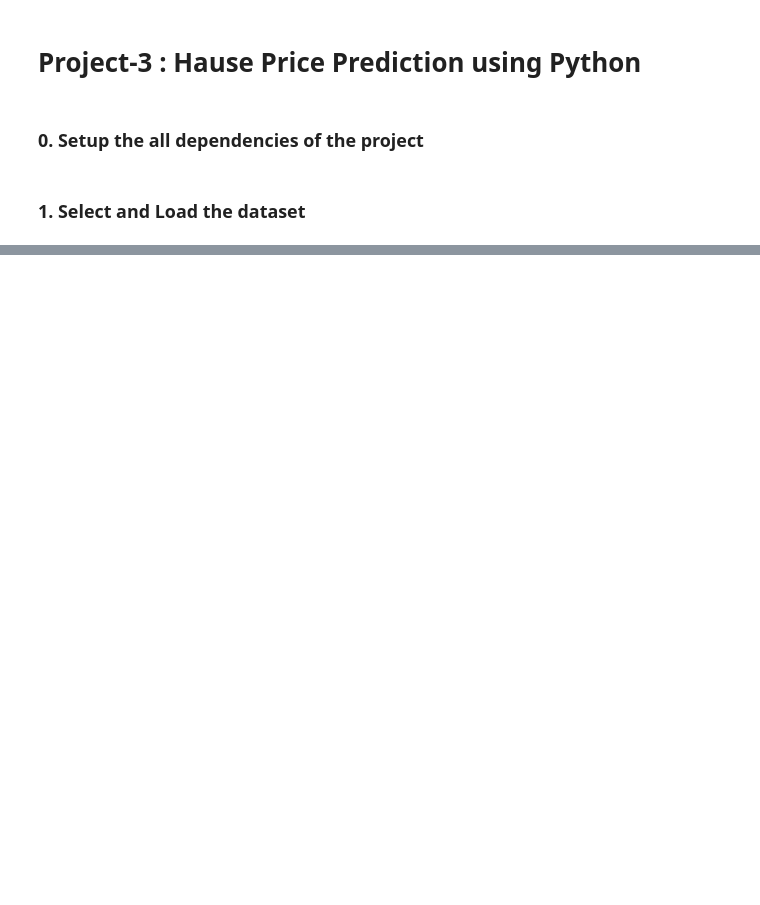
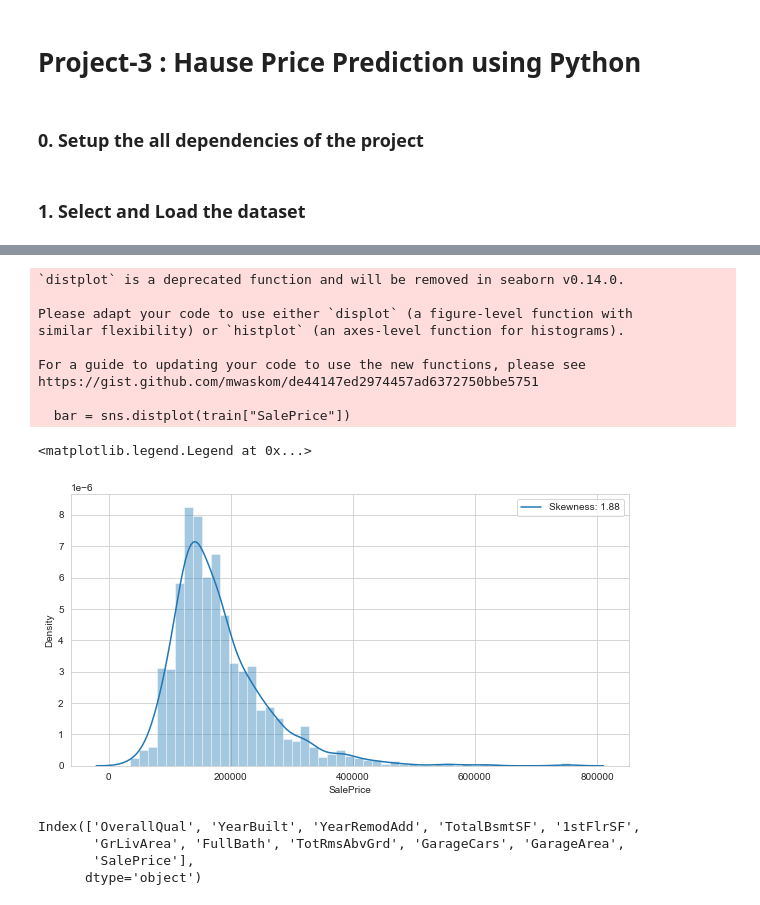
Before and after one commit to ajeetkbhardwaj/Machine-Learning-Internship-Feb-April-2024, a Jupyter notebook: Project-3 10-17 April/house price.ipynb, the cells around one changed output, grey strips where cells are left out. Saved outputs shown, nothing was run; the diff lists cells and outputs as text; code cells hidden in the pictures; blank space fills up the shorter version.

```diff
--- a/Project-3 10-17 April/house price.ipynb
+++ b/Project-3 10-17 April/house price.ipynb
@@ -27,0 +288,27 @@ FileNotFoundError: [Errno 2] No such file or directory: 'Train.csv'
+# %%
+# plot the disp-plot of target
+plt.figure(figsize=(10,5))
+bar = sns.distplot(train["SalePrice"])
+bar.legend(["Skewness: {:.2f}".format(train["SalePrice"].skew())])
+# %% [output]
+`distplot` is a deprecated function and will be removed in seaborn v0.14.0.
+
+Please adapt your code to use either `displot` (a figure-level function with
+similar flexibility) or `histplot` (an axes-level function for histograms).
+
+For a guide to updating your code to use the new functions, please see
+https://gist.github.com/mwaskom/de44147ed2974457ad6372750bbe5751
+
+  bar = sns.distplot(train["SalePrice"])
+<matplotlib.legend.Legend at 0x...>
+[figure, added]
+# %%
+# correlation heatmap of highly correlated features with SalesPrice
+hig_corr = train.corr()
+hig_corr_features = hig_corr.index[abs(hig_corr["SalePrice"]) >= 0.5]
+hig_corr_features
+# %% [output]
+Index(['OverallQual', 'YearBuilt', 'YearRemodAdd', 'TotalBsmtSF', '1stFlrSF',
+       'GrLivArea', 'FullBath', 'TotRmsAbvGrd', 'GarageCars', 'GarageArea',
+       'SalePrice'],
+      dtype='object')
```
Also changed, not shown: parts of 99 cells of this notebook, 6 other files.
